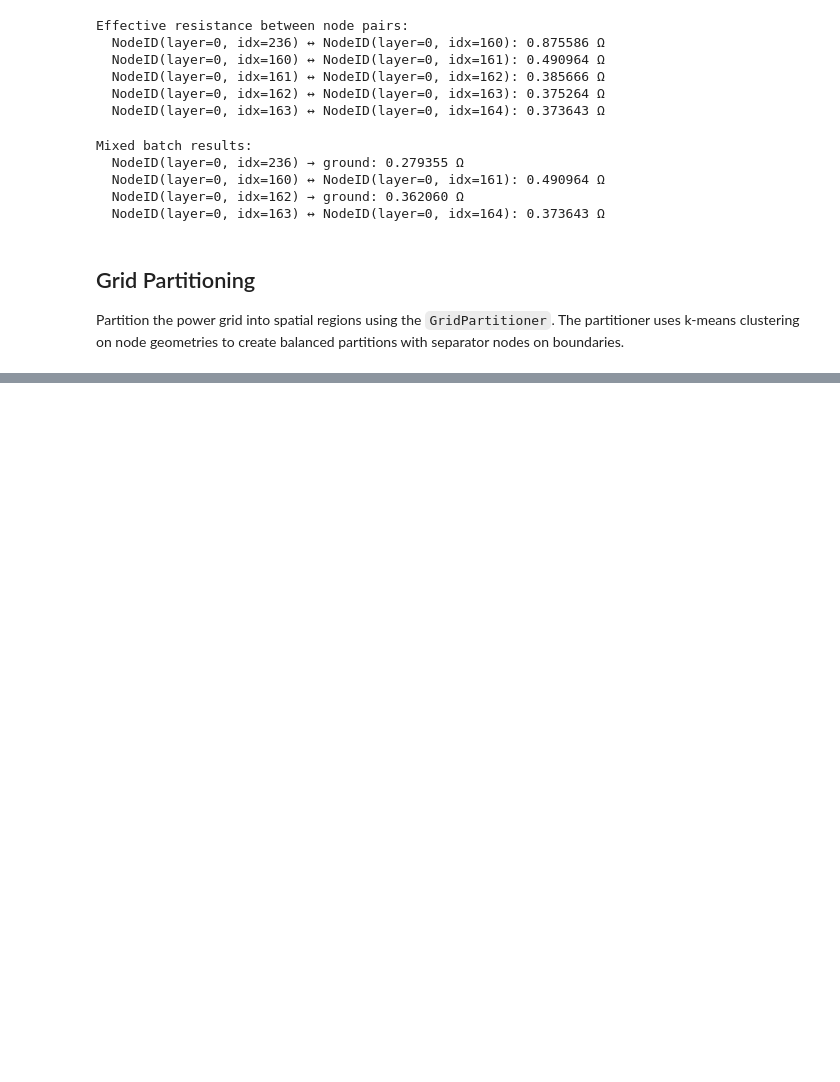
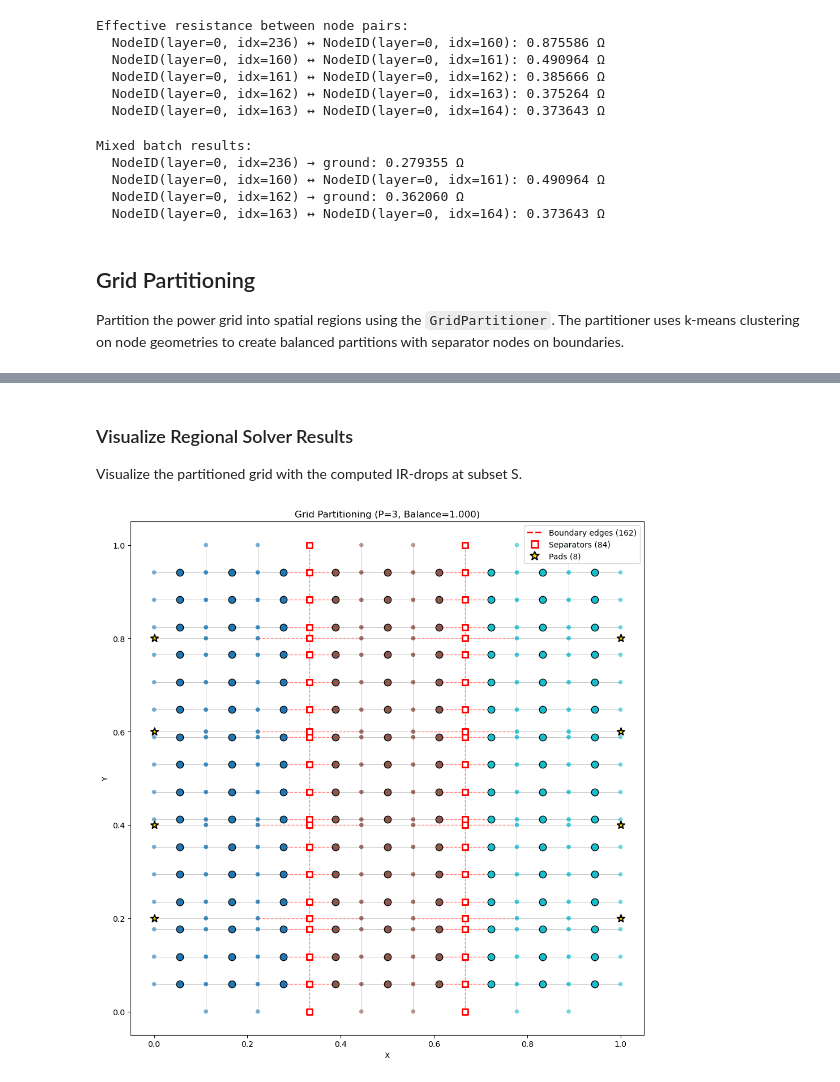
Before and after one commit to patour/sigma_dvd_prototype, a Jupyter notebook: proto.ipynb, the cells around one changed output, grey strips where cells are left out. Cells and saved outputs as stored; diff of their text form; code cells hidden in the pictures; blank space fills up the shorter version.

```diff
--- a/proto.ipynb
+++ b/proto.ipynb
@@ -230,0 +279,20 @@ for P in [2, 3, 4, 6]:
+# %%
+import numpy as np
+from generate_power_grid import generate_power_grid
+
+
+# Create a fresh grid for regional solver testing
+G_regional, loads_regional, pads_regional = generate_power_grid(
+    K=3,
+    N0=16,
+    I_N=1000,
+    N_vsrc=8,
+    max_stripe_res=5.0,   # Ω per stripe in layer 0
+    max_via_res=0.1,      # Ω for vias between L0-L1; halves on higher vias
+    load_current=0.01,
+    seed=7,
+    plot=True,
+)
+
+print(f"Regional solver test grid: {G_regional.number_of_nodes()} nodes, {G_regional.number_of_edges()} edges")
+print(f"Loads: {len(loads_regional)}, Pads: {len(pads_regional)}")
@@ -230,0 +309,14 @@ for P in [2, 3, 4, 6]:
+# %%
+# Partition the grid into 4 regions
+partitioner_regional = GridPartitioner(G_regional, loads_regional, pads_regional, seed=42)
+part_result_regional = partitioner_regional.partition(P=3, axis='x')
+
+print(f"Created {part_result_regional.num_partitions} partitions")
+print(f"Load balance ratio: {part_result_regional.load_balance_ratio:.2f}")
+
+# Select first partition for testing
+partition = part_result_regional.partitions[0]
+print(f"\nPartition {partition.partition_id}:")
+print(f"  Interior nodes: {len(partition.interior_nodes)}")
+print(f"  Separator nodes: {len(partition.separator_nodes)}")
+print(f"  Load nodes: {len(partition.load_nodes)}")
@@ -230,0 +446,10 @@ for P in [2, 3, 4, 6]:
+# %% [markdown]
+### Visualize Regional Solver Results
+
+Visualize the partitioned grid with the computed IR-drops at subset S.
+# %%
+# Visualize the partitioned grid
+fig_part, ax_part = partitioner_regional.visualize_partitions(part_result_regional, figsize=(12, 10), show=False)
+display(fig_part)
+# %% [output]
+[figure, added]
```
Also changed, not shown: parts of 20 cells of this notebook, 4 other files.
